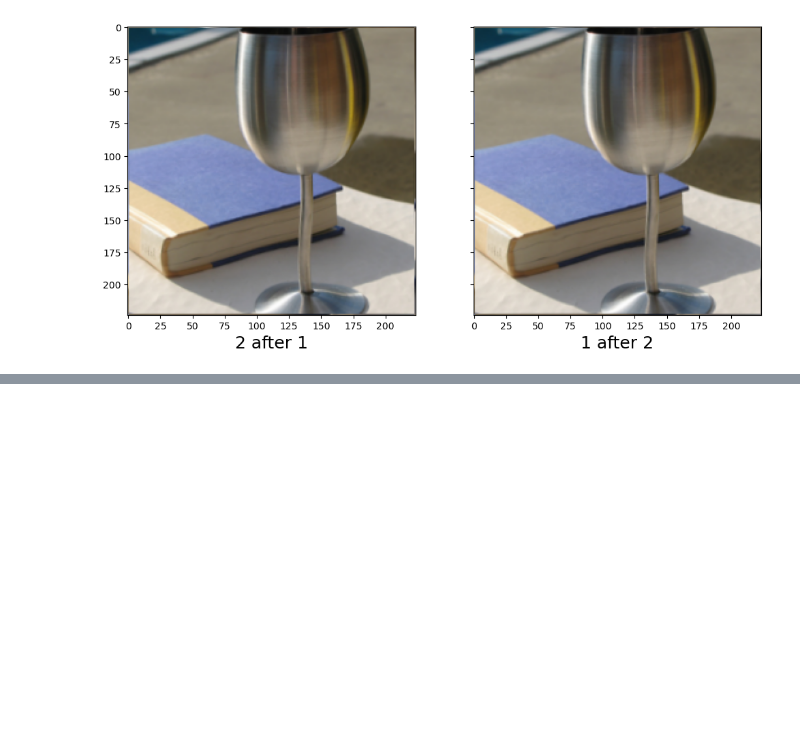
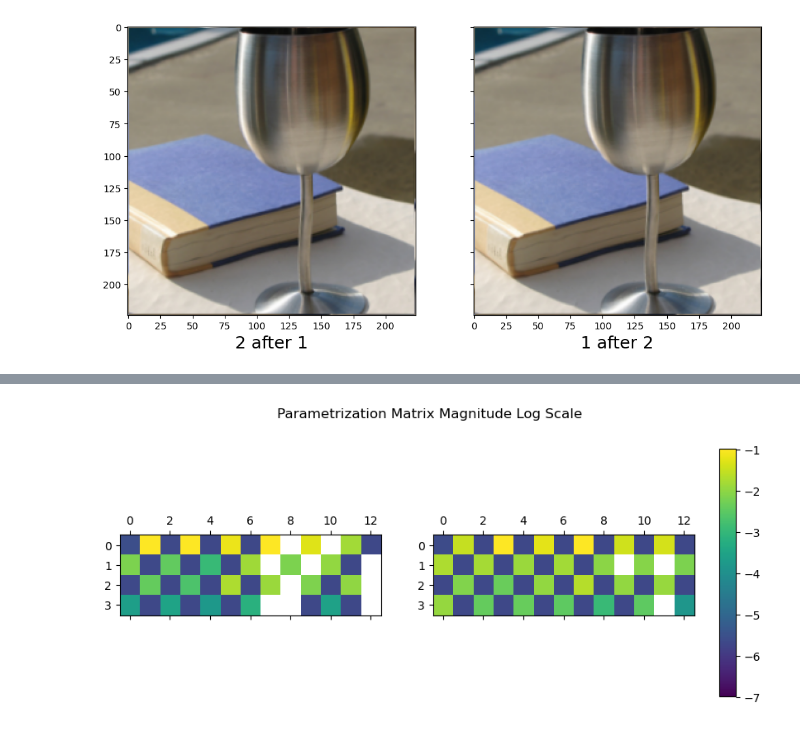
Before and after one commit to Alex-Xiaole-Jiang/diffeo-equivariance, a Jupyter notebook: main.ipynb, the cells around one changed output, grey strips where cells are left out. Saved outputs shown, nothing was run; the diff lists cells and outputs as text; code cells hidden in the pictures; blank space fills up the shorter version.

```diff
--- a/main.ipynb
+++ b/main.ipynb
@@ -115,0 +191,8 @@ for i in tqdm(range(100)):
+# %%
+AB_original = t.cat([t.stack(sparse_diffeos.A), t.stack(sparse_diffeos.B)])
+AB = add_bias_to_AB(-AB_original.to(device), extra_freq_scaling = 2).to(device)
+# AB = add_bias_to_AB(t.zeros_like(-AB_original).to(device), extra_freq_scaling = 0).to(device)
+loss_fn = nn.MSELoss()
+loss_l1 = nn.L1Loss()
+loss_hist = []
+AB_mag = []
@@ -115,0 +254,10 @@ for i in tqdm(range(100)):
+# %%
+fig, axes = plt.subplots(1, 2, figsize = (10, 5))
+axes[0].matshow(np.log10(AB.result[0,0].detach().cpu().abs().numpy()), vmin = -7, vmax = -1)
+cb = axes[1].matshow(np.log10(AB.result[1,0].detach().cpu().abs().numpy()), vmin = -7, vmax = -1)
+fig.subplots_adjust(right=0.82)
+cbar_ax = fig.add_axes([0.85, 0.2, 0.02, 0.6])
+fig.colorbar(cb, cax=cbar_ax)
+fig.suptitle('Parametrization Matrix Magnitude Log Scale', y=0.9);
+# %% [output]
+[figure, added]
```
Also changed, not shown: parts of 44 cells of this notebook.
